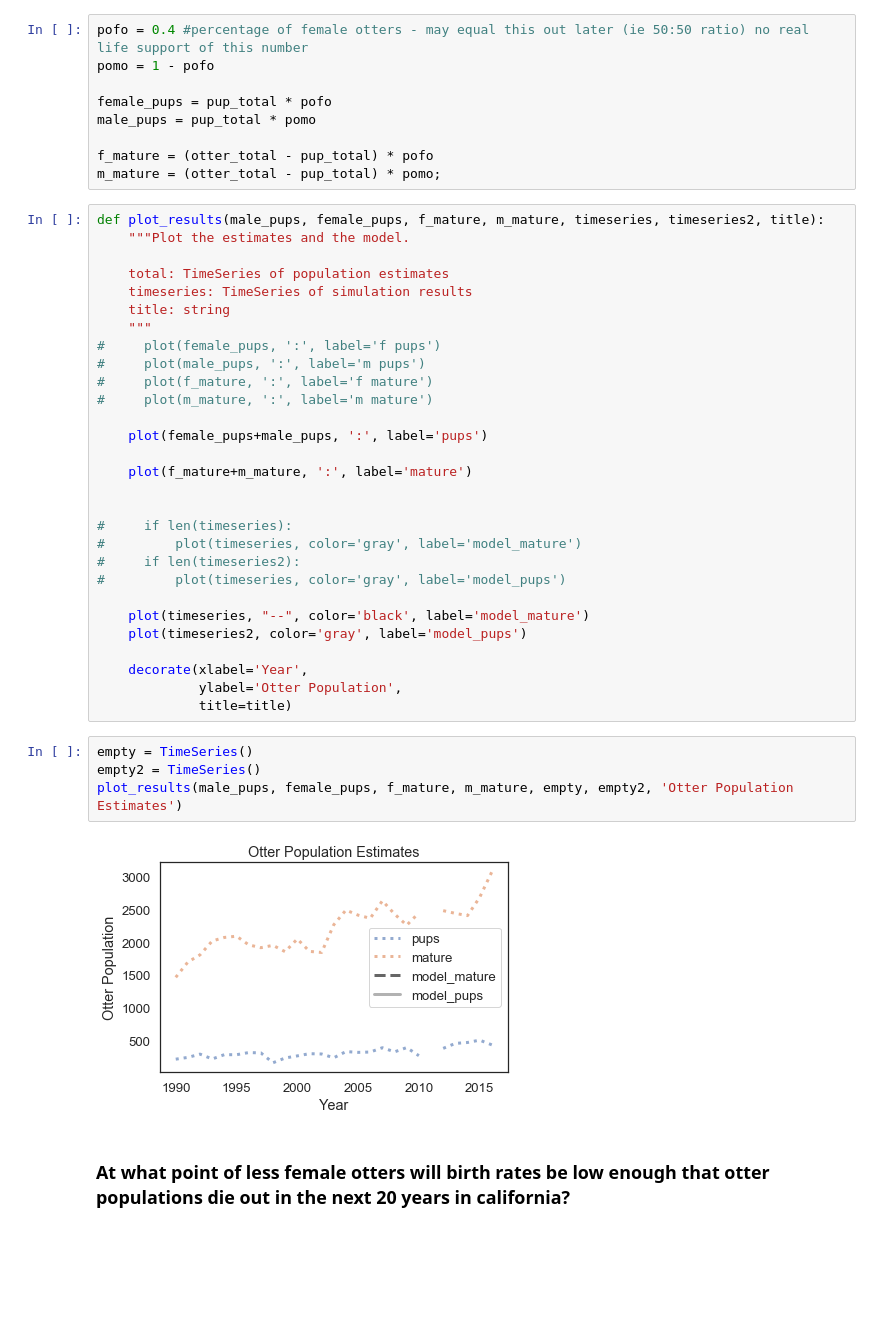
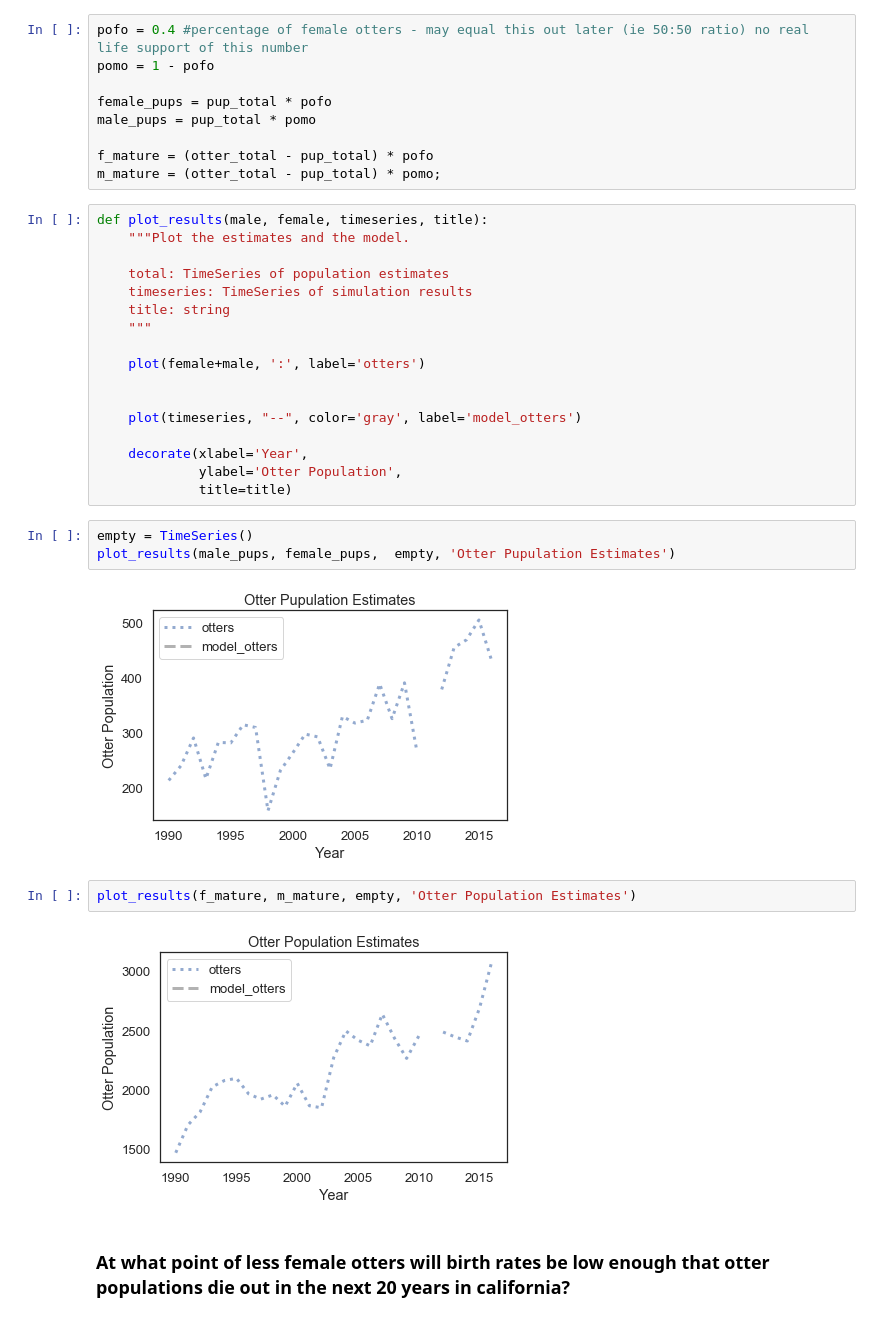
Before and after one commit to MellieZito/Project-1, a Jupyter notebook: code/otters.ipynb, the cells around one changed output. Drawn from its saved outputs; the diff is of its cells as text; blank space fills up the shorter version.

```diff
--- a/code/otters.ipynb
+++ b/code/otters.ipynb
@@ -32,40 +32,31 @@ male_pups = pup_total * pomo
 f_mature = (otter_total - pup_total) * pofo
 m_mature = (otter_total - pup_total) * pomo;
 # %%
-def plot_results(male_pups, female_pups, f_mature, m_mature, timeseries, timeseries2, title):
+def plot_results(male, female, timeseries, title):
     """Plot the estimates and the model.
 
     total: TimeSeries of population estimates
     timeseries: TimeSeries of simulation results
     title: string
     """
-#     plot(female_pups, ':', label='f pups')
-#     plot(male_pups, ':', label='m pups')
-#     plot(f_mature, ':', label='f mature')
-#     plot(m_mature, ':', label='m mature')
 
-    plot(female_pups+male_pups, ':', label='pups')
-
-    plot(f_mature+m_mature, ':', label='mature')
+    plot(female+male, ':', label='otters')
 
 
-#     if len(timeseries):
-#         plot(timeseries, color='gray', label='model_mature')
-#     if len(timeseries2):
-#         plot(timeseries, color='gray', label='model_pups')
-
-    plot(timeseries, "--", color='black', label='model_mature')
-    plot(timeseries2, color='gray', label='model_pups')
+    plot(timeseries, "--", color='gray', label='model_otters')
 
     decorate(xlabel='Year',
              ylabel='Otter Population',
              title=title)
 # %%
 empty = TimeSeries()
-empty2 = TimeSeries()
-plot_results(male_pups, female_pups, f_mature, m_mature, empty, empty2, 'Otter Population Estimates')
+plot_results(male_pups, female_pups,  empty, 'Otter Pupulation Estimates')
 # %% [output]
-[figure, old version]
+[figure, new version]
+# %%
+plot_results(f_mature, m_mature, empty, 'Otter Population Estimates')
+# %% [output]
+[figure, added]
 # %% [markdown]
 ### At what point of less female otters will birth rates be low enough that otter populations die out in the next 20 years in california?
 # %% [markdown]
```
Also changed, not shown: parts of 10 cells of this notebook.
